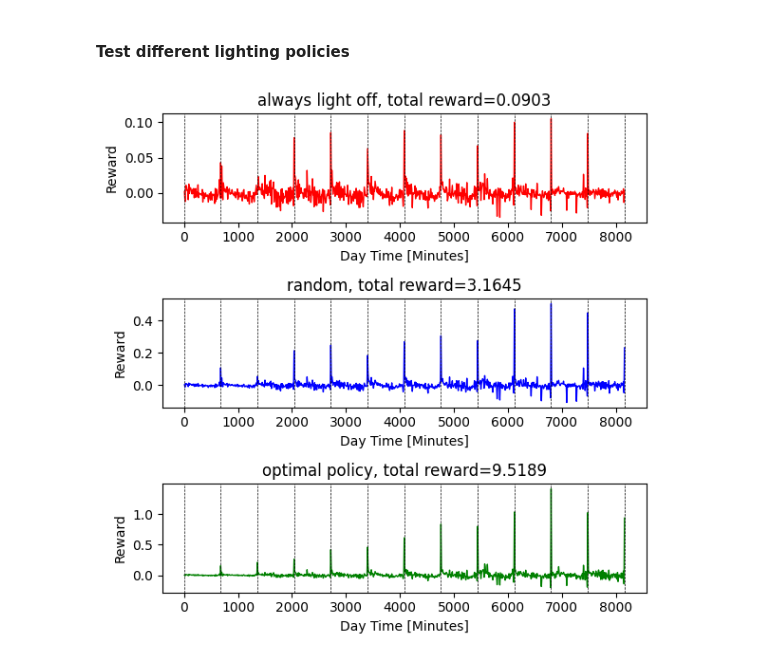
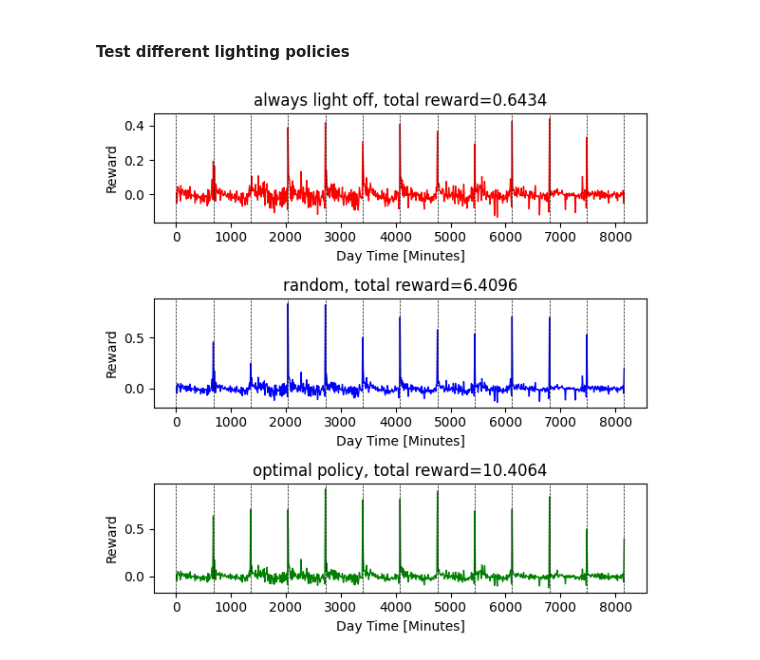
Before and after one commit to steventango/plant-rl, a Jupyter notebook: analysis/test_MultiPlantSim.ipynb, the cells around one changed output. Drawn from its saved outputs; the diff is of its cells as text; code cells hidden in the pictures.

```diff
--- a/analysis/test_MultiPlantSim.ipynb
+++ b/analysis/test_MultiPlantSim.ipynb
@@ -5,8 +5,9 @@ import numpy as np
 import matplotlib.pyplot as plt
 # %%
 env = ENV()
-print(env.terminal_step)
+print(env.total_data_step)
 print(env.steps_per_day, env.steps_per_night)
+terminal_step = env.total_data_step
 # %% [output]
 816
 68 76
@@ -16,41 +17,40 @@ print(env.steps_per_day, env.steps_per_night)
 COLORS = ['r', 'b', 'g']
 LABELS = ['always light off', 'random', 'optimal policy']
 fig, ax = plt.subplots(3, 1, figsize=(6,6))
 
-policy1 = np.zeros(env.terminal_step)
-policy2 = np.random.choice([0, 1], env.terminal_step)
+policy1 = np.zeros(terminal_step)
+policy2 = np.random.choice([0, 1], terminal_step)
 #policy3 = np.tile(np.hstack([np.ones(12), 2*np.ones(48), np.ones(12)]), env.last_day)
-policy3 = np.ones(env.terminal_step)
+policy3 = np.ones(terminal_step)
 policy = [policy1, policy2, policy3]
 
 for i in range(3):
-    env = ENV()
+    env = ENV(reward_label='r1_percent')
     env.start()
     R = []  # reward
     State = []
     pol = policy[i]
-    for _ in range(env.terminal_step):
-        reward, next_state, done, info = env.step(np.array([int(pol[_])]))
+    for _ in range(terminal_step):
+        reward, next_state, done, info = env.step(int(pol[_]))
         R.append(reward)
         State.append(env.current_state)
     R = np.array(R)
 
     # Plot reward history
     ax[i].plot(np.arange(1, len(R)+1)*env.interval/60, R, linewidth=1, color=COLORS[i])
     #ax[i].plot(np.arange(1, len(R)+1)*env.interval/60, np.ones(len(R))*np.mean(R[R!=0]), color=COLORS[i], linewidth=1)
     ax[i].set_title(f'{LABELS[i]}, total reward={np.sum(R):.4f}')
     ax[i].set_xlabel('Day Time [Minutes]')
     ax[i].set_ylabel('Reward')
-    #ax[i].set_ylim(-0.05,0.15)
 
 for i in range(int(len(R)/env.steps_per_day)+1):
     ax[0].axvline(x = env.steps_per_day*i*env.interval/60, color='k', linestyle='--', linewidth=0.5)
     ax[1].axvline(x = env.steps_per_day*i*env.interval/60, color='k', linestyle='--', linewidth=0.5)
     ax[2].axvline(x = env.steps_per_day*i*env.interval/60, color='k', linestyle='--', linewidth=0.5)
 
 fig.tight_layout()
 # %% [output]
-[figure, old version]
+[figure, new version]
 # %%
 fig, ax = plt.subplots(1,1,figsize=(7,7))
 State = np.array(State)
```
Also changed, not shown: parts of 2 cells of this notebook, 15 other files.
